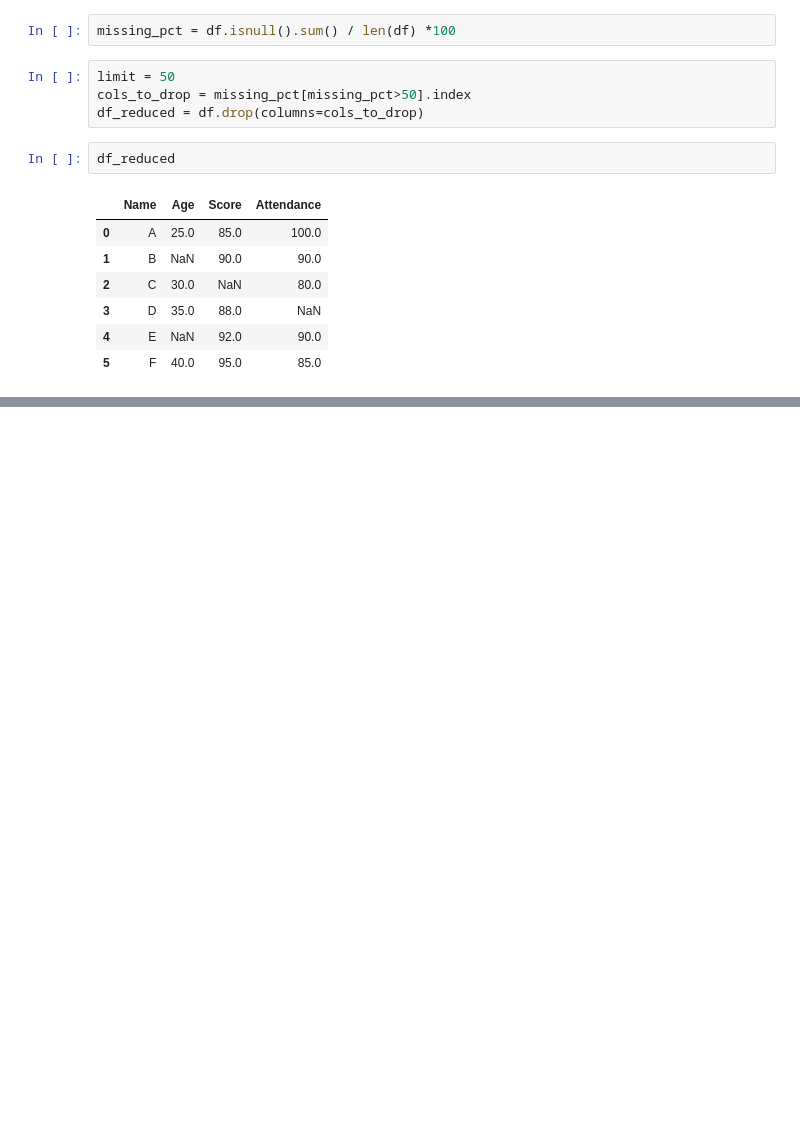
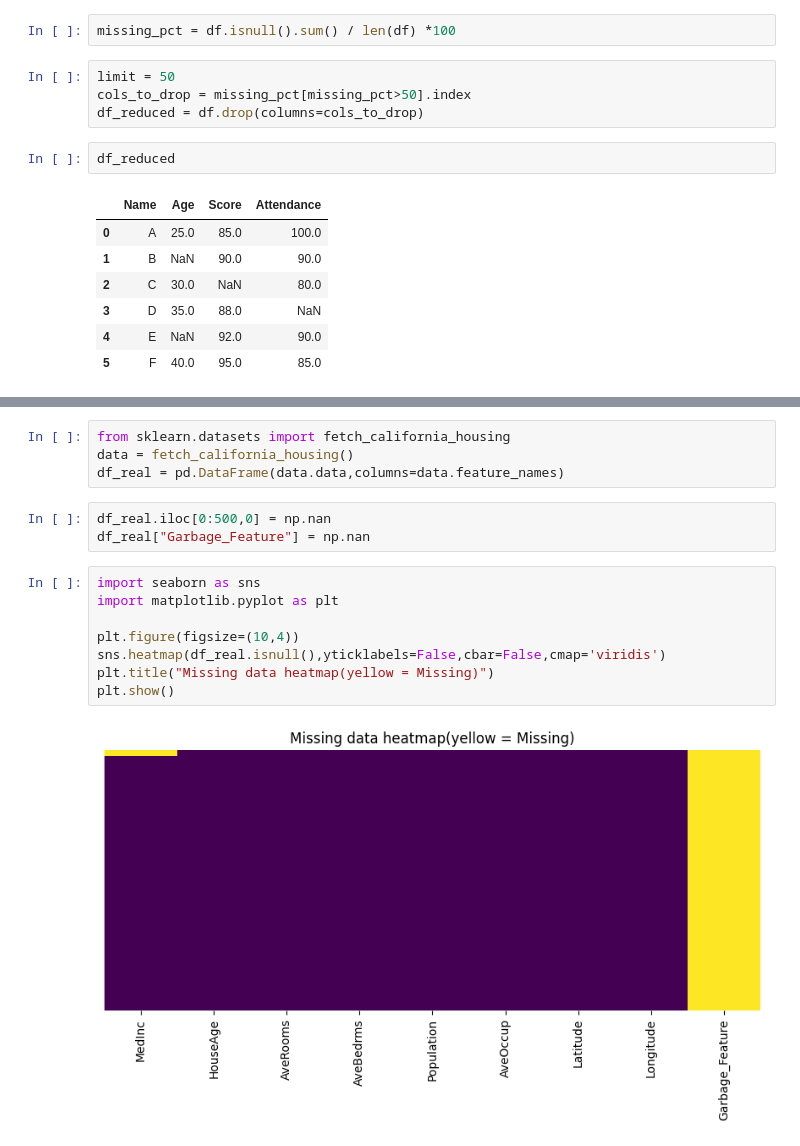
Before and after one commit to datasciencekibaatein/Batch-84, a Jupyter notebook: HandlingMissingValues/01-remove.ipynb, the cells around one changed output, grey strips where cells are left out. Saved outputs shown, nothing was run; the diff lists cells and outputs as text; blank space fills up the shorter version.

```diff
--- a/HandlingMissingValues/01-remove.ipynb
+++ b/HandlingMissingValues/01-remove.ipynb
@@ -144,0 +165,17 @@ df_reduced
+# %%
+from sklearn.datasets import fetch_california_housing
+data = fetch_california_housing()
+df_real = pd.DataFrame(data.data,columns=data.feature_names)
+# %%
+df_real.iloc[0:500,0] = np.nan
+df_real["Garbage_Feature"] = np.nan
+# %%
+import seaborn as sns
+import matplotlib.pyplot as plt
+
+plt.figure(figsize=(10,4))
+sns.heatmap(df_real.isnull(),yticklabels=False,cbar=False,cmap='viridis')
+plt.title("Missing data heatmap(yellow = Missing)")
+plt.show()
+# %% [output]
+[figure, added]
```
Also changed, not shown: parts of 44 cells of this notebook, 1 other file.
